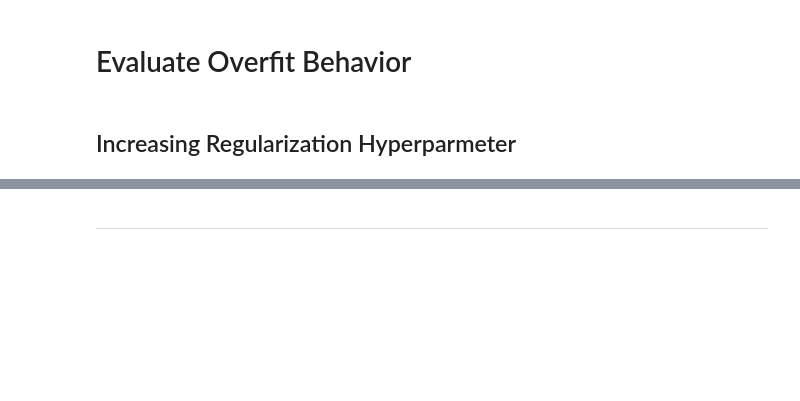
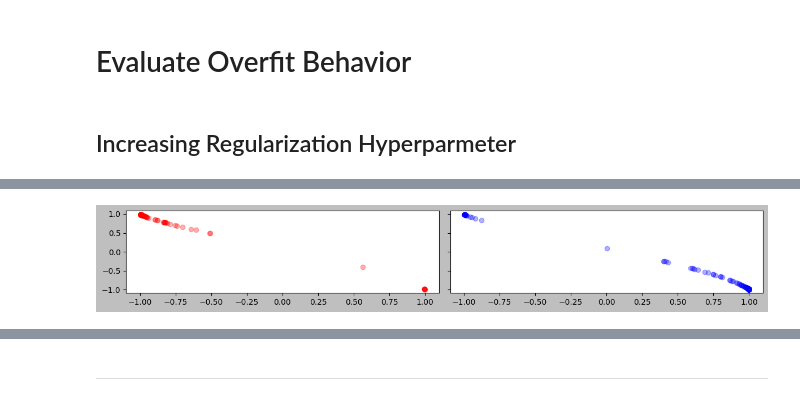
Before and after one commit to vmgustavo/202202-UFMG-RNA, a Jupyter notebook: paper02/eval.ipynb, the cells around one changed output, grey strips where cells are left out. Drawn from its saved outputs; the diff is of its cells as text; code cells hidden in the pictures; blank space fills up the shorter version.

```diff
--- a/paper02/eval.ipynb
+++ b/paper02/eval.ipynb
@@ -148 +127,8 @@ with warnings.catch_warnings():
+# %%
+with warnings.catch_warnings():
+    warnings.simplefilter("ignore")
+    res_overfit = exec_nn(
+        *blobs,
+        hidden_layer_sizes=hidden_layer_sizes, reg_alpha=1e0,
+    )
 # %%
@@ -149,0 +145,14 @@ print(classification_report(y_true=y_train, y_pred=model.predict(X_train)))
+# %%
+sel_c0 = np.where(res_overfit.y_train > 0)
+sel_c1 = np.where(res_overfit.y_train < 0)
+
+_, ax = plt.subplots(1, 2, figsize=(12, 2), sharex="all", sharey="all")
+
+ax[0].scatter(res_overfit.projection[sel_c0, 0], res_overfit.projection[sel_c0, 1], color="red", alpha=.3)
+ax[1].scatter(res_overfit.projection[sel_c1, 0], res_overfit.projection[sel_c1, 1], color="blue", alpha=.3)
+
+plt.tight_layout()
+plt.show()
+plt.close()
+# %% [output]
+[figure, added]
```
Also changed, not shown: parts of 26 cells of this notebook.
